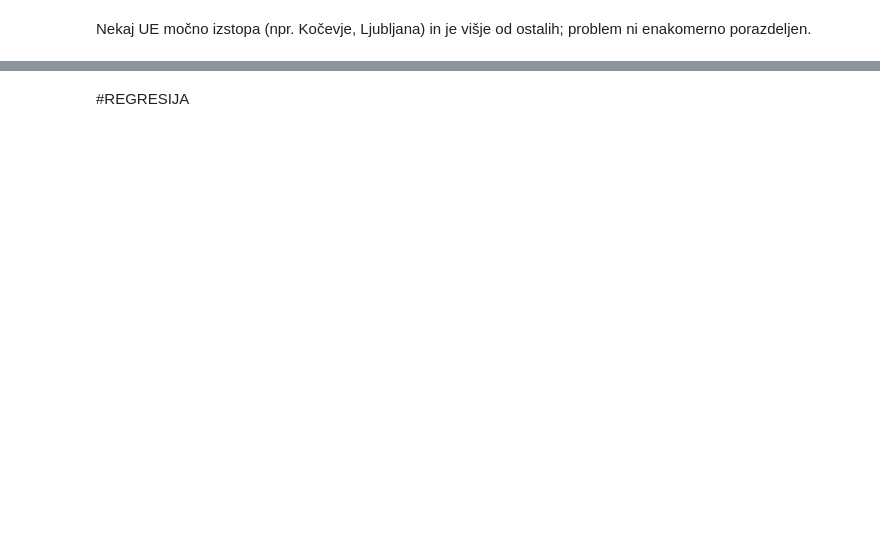
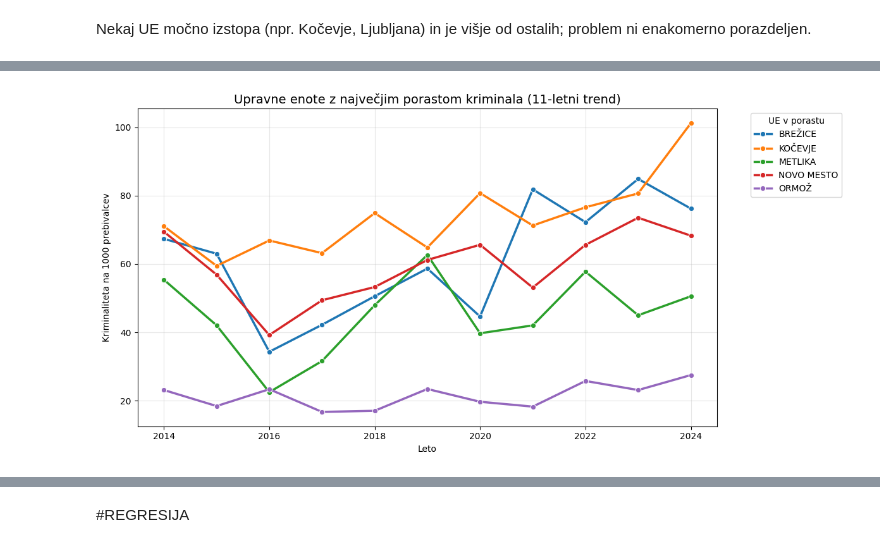
Before and after one commit to matijag13/kriminaliteta, a Jupyter notebook: ISSU_Projekt_Gusel.ipynb, the cells around one changed output, grey strips where cells are left out. Saved outputs shown, nothing was run; the diff lists cells and outputs as text; code cells hidden in the pictures; blank space fills up the shorter version.

```diff
--- a/ISSU_Projekt_Gusel.ipynb
+++ b/ISSU_Projekt_Gusel.ipynb
@@ -1041,0 +711,90 @@ weighted avg       0.75      0.72      0.72        58
+# %%
+from scipy.stats import linregress
+
+# --- 1. IZRAČUN TRENDA ZA VSAKO UE (VSEH 11 LET) ---
+
+trend_rezultati = []
+
+# Sprehodimo se čez vsako upravno enoto
+for ue in df_master['Upravna_enota'].unique():
+    # Podatki samo za to UE
+    df_ue = df_master[df_master['Upravna_enota'] == ue]
+
+    # Če imamo dovolj podatkov, izračunamo trend
+    if len(df_ue) > 1:
+        # Linregress vrne 'slope' (naklon).
+        # Pozitiven slope = kriminal raste. Negativen slope = kriminal pada.
+        slope, intercept, r_value, p_value, std_err = linregress(df_ue['leto'], df_ue['kriminaliteta_na_1000_preb'])
+
+        # Izračunamo še absolutno spremembo (Zadnje povprečje - Prvo povprečje) za lažjo predstavo
+        start_avg = df_ue.head(3)['kriminaliteta_na_1000_preb'].mean()
+        end_avg = df_ue.tail(3)['kriminaliteta_na_1000_preb'].mean()
+        diff = end_avg - start_avg
+
+        trend_rezultati.append({
+            'Upravna_enota': ue,
+            'Trend_naklon': slope,  # Koliko dejanj več vsako leto
+            'Skupna_sprememba': diff # Za koliko se je povečalo v 11 letih
+        })
+
+# Pretvorimo v DataFrame in sortiramo po naklonu (padajoče)
+df_trend = pd.DataFrame(trend_rezultati).sort_values(by='Trend_naklon', ascending=False)
+
+# --- 2. IZPIS NAJBOLJ KRITIČNIH ---
+print("TOP 5 UE z največjim trendom rasti kriminalitete (11 let):")
+display(df_trend.head(5))
+
+print("\nTOP 5 UE, kjer je varnost najbolj narasla (trend pada):")
+display(df_trend.tail(5))
+
+
+# --- 3. VIZUALIZACIJA PROBLEMATIČNIH ---
+# Vzamemo imena top 5 najslabših
+najslabse_ue = df_trend.head(5)['Upravna_enota'].tolist()
+
+# Filtriramo originalne podatke samo za te UE
+df_plot_trend = df_master[df_master['Upravna_enota'].isin(najslabse_ue)]
+
+
+#top 5 najboljsih
+najboljse_ue = df_trend.tail(5)['Upravna_enota'].tolist()
+df_plot_trend2 = df_master[df_master['Upravna_enota'].isin(najboljse_ue)]
+
+
+plt.figure(figsize=(12, 6))
+sns.lineplot(
+    data=df_plot_trend,
+    x='leto',
+    y='kriminaliteta_na_1000_preb',
+    hue='Upravna_enota',
+    marker='o',
+    linewidth=2.5
+)
+
+plt.title('Upravne enote z največjim porastom kriminala (11-letni trend)', fontsize=14)
+plt.ylabel('Kriminaliteta na 1000 prebivalcev')
+plt.xlabel('Leto')
+plt.grid(True, alpha=0.3)
+plt.legend(title='UE v porastu', bbox_to_anchor=(1.05, 1), loc='upper left')
+plt.tight_layout()
+plt.show()
+
+
+plt.figure(figsize=(12, 6))
+sns.lineplot(
+    data=df_plot_trend2,
+    x='leto',
+    y='kriminaliteta_na_1000_preb',
+    hue='Upravna_enota',
+    marker='o',
+    linewidth=2.5
+)
+
+plt.title('Upravne enote z največjim upadom', fontsize=14)
+plt.ylabel('Kriminaliteta na 1000 prebivalcev')
+plt.xlabel('Leto')
+plt.grid(True, alpha=0.3)
+plt.legend(title='UE v padcu', bbox_to_anchor=(1.05, 1), loc='upper left')
+plt.tight_layout()
+plt.show()
+# %% [output]
@@ -1041,0 +815 @@ weighted avg       0.75      0.72      0.72        58
+[figure, added]
```
Also changed, not shown: parts of 63 cells of this notebook.
